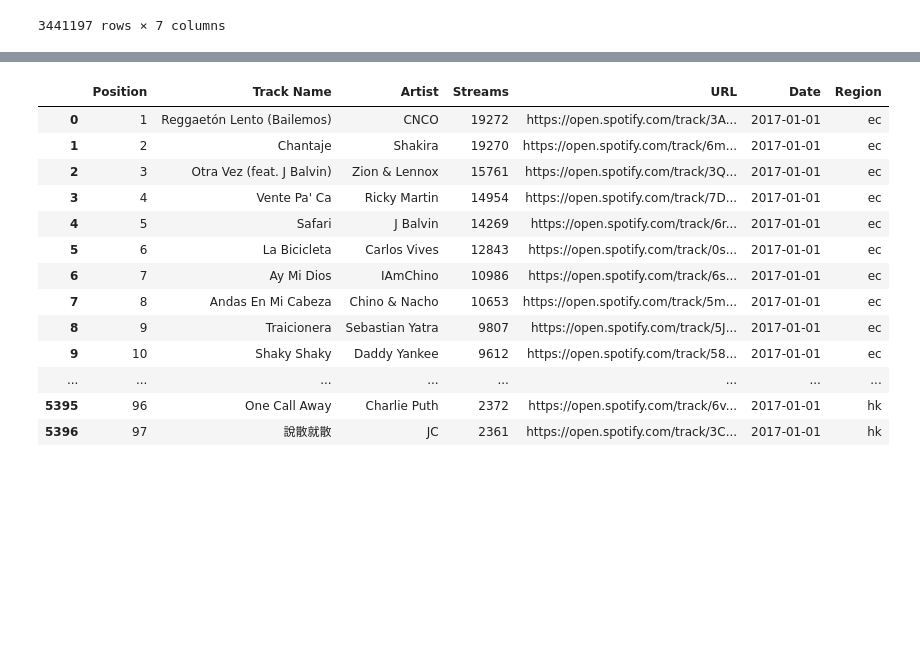
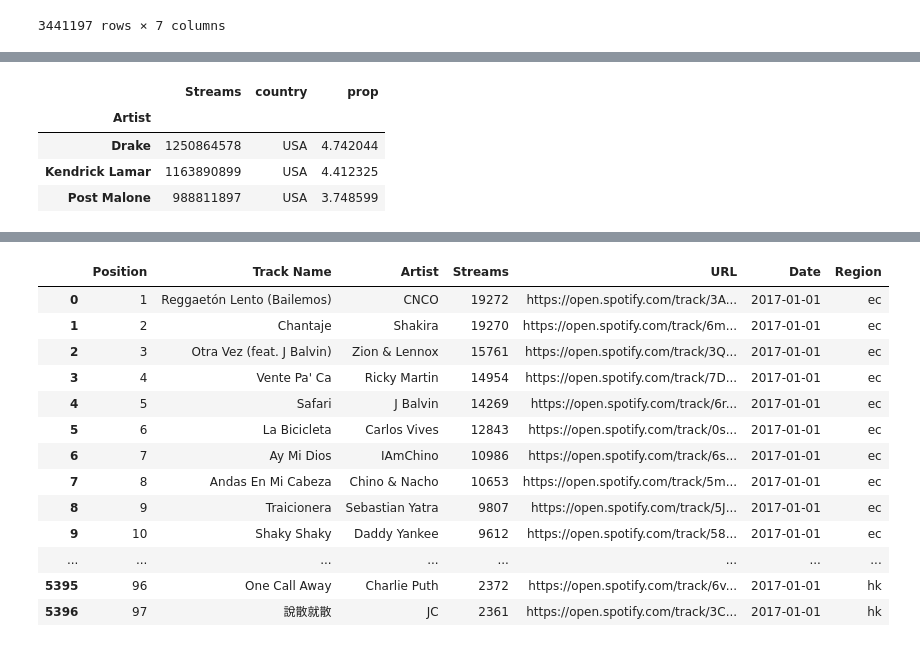
Before and after one commit to Aritra23/Spotify-Visualization, a Jupyter notebook: Spotify_Data_Analysis.ipynb, the cells around one changed output, grey strips where cells are left out. Saved outputs shown, nothing was run; the diff lists cells and outputs as text; code cells hidden in the pictures; blank space fills up the shorter version.

```diff
--- a/Spotify_Data_Analysis.ipynb
+++ b/Spotify_Data_Analysis.ipynb
@@ -266,0 +333,8 @@ spotify_df
+# %%
+top_usa2
+# %% [output]
+|  | Streams | country | prop |
+| Artist |  |  |  |
+| Drake | 1250864578 | USA | 4.742044 |
+| Kendrick Lamar | 1163890899 | USA | 4.412325 |
+| Post Malone | 988811897 | USA | 3.748599 |
```
Also changed, not shown: parts of 16 cells of this notebook, 3 other files.
